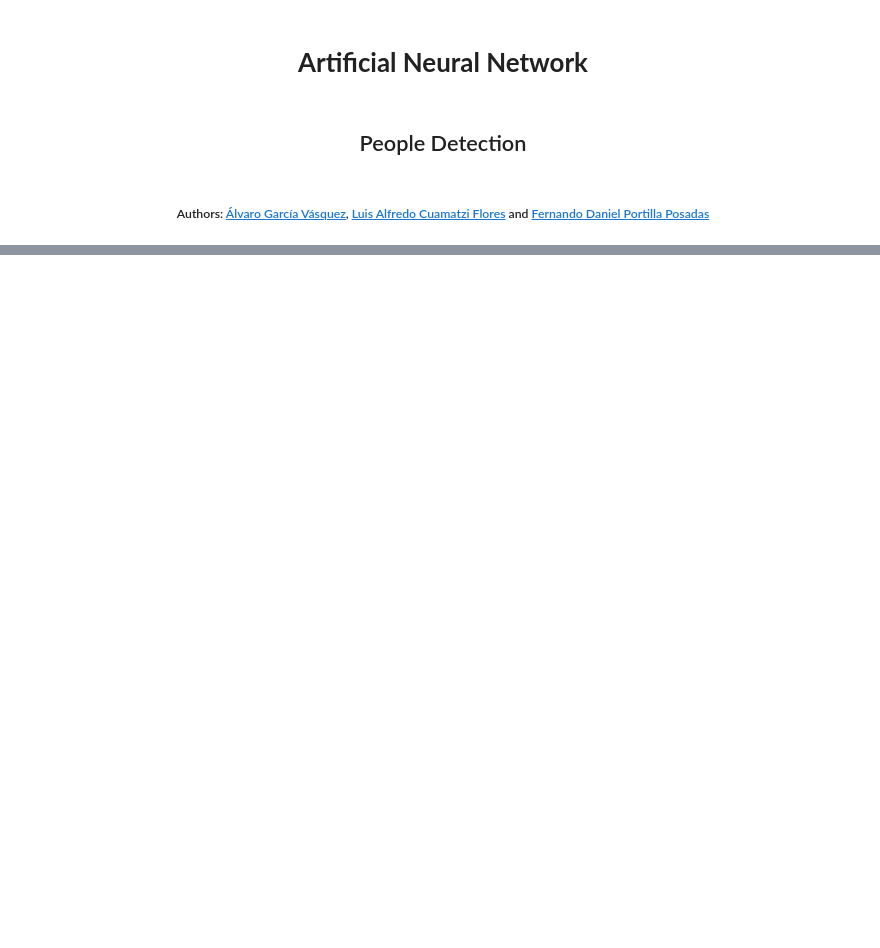
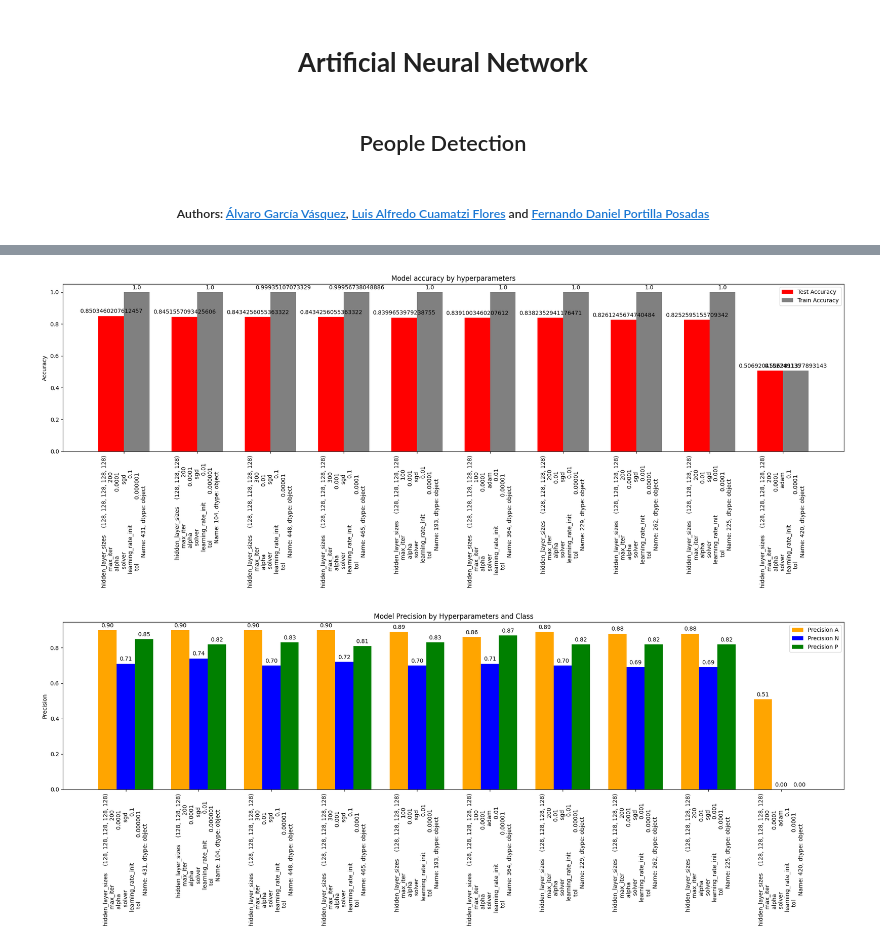
Before and after one commit to AlvaroVasquezAI/People_Detection, a Jupyter notebook: main.ipynb, the cells around one changed output, grey strips where cells are left out. Saved outputs shown, nothing was run; the diff lists cells and outputs as text; code cells hidden in the pictures; blank space fills up the shorter version.

```diff
--- a/main.ipynb
+++ b/main.ipynb
@@ -381,0 +499,79 @@ Size of feature vector:
+# %%
+import pandas as pd
+import matplotlib.pyplot as plt
+
+metrics_df = pd.read_csv('resources/results/hyperparameters/HyperparameterMetrics.csv')
+
+"""Plotting the Accuracy by Hyperparameters"""
+
+metrics_df = metrics_df.sort_values(by='Test Accuracy', ascending=False)
+metrics_df = metrics_df.reset_index(drop=True)
+
+fig, ax = plt.subplots(figsize=(20, 8))
+
+width = 0.35
+indices = range(len(metrics_df))
+
+rects1 = ax.bar(indices, metrics_df['Test Accuracy'], width, label='Test Accuracy', color = 'red')
+rects2 = ax.bar([p + width for p in indices], metrics_df['Train Accuracy'], width, label='Train Accuracy', color = 'gray')
+
+ax.set_ylabel('Accuracy')
+ax.set_title('Model accuracy by hyperparameters')
+ax.set_xticks([p + width / 2 for p in indices])
+ax.set_xticklabels(metrics_df['Hyperparameters'], rotation=90)
+ax.legend()
+
+ax.legend()
+
+def autolabel(rects):
+    for rect in rects:
+        height = rect.get_height()
+        ax.annotate('{}'.format(height),
+                    xy=(rect.get_x() + rect.get_width() / 2, height),
+                    xytext=(0, 3),  # 3 points vertical offset
+                    textcoords="offset points",
+                    ha='center', va='bottom')
+
+autolabel(rects1)
+autolabel(rects2)
+
+plt.tight_layout()
+plt.savefig('resources/results/hyperparameters/AccuracyByHyperparameters.png')
+plt.show()
+
+"""Plotting the Precision by Hyperparameters and Class"""
+
+fig, ax = plt.subplots(figsize=(20, 8))
+
+width = 0.25
+indices = range(len(metrics_df))
+
+rects1 = ax.bar(indices, metrics_df['Precision A'], width, label='Precision A', color='orange')
+rects2 = ax.bar([p + width for p in indices], metrics_df['Precision N'], width, label='Precision N', color='blue')
+rects3 = ax.bar([p + width * 2 for p in indices], metrics_df['Precision P'], width, label='Precision P', color='green')
+
+ax.set_ylabel('Precision')
+ax.set_title('Model Precision by Hyperparameters and Class')
+ax.set_xticks([p + width for p in indices])
+ax.set_xticklabels(metrics_df['Hyperparameters'], rotation=90)
+ax.legend()
+
+def autolabel(rects):
+    for rect in rects:
+        height = rect.get_height()
+        ax.annotate(f'{height:.2f}',
+                    xy=(rect.get_x() + rect.get_width() / 2, height),
+                    xytext=(0, 3),
+                    textcoords="offset points",
+                    ha='center', va='bottom')
+
+autolabel(rects1)
+autolabel(rects2)
+autolabel(rects3)
+
+plt.tight_layout()
+plt.savefig('resources/results/hyperparameters/PrecisionByClassAndHyperparameters.png')
+plt.show()
+# %% [output]
+[figure, added]
+[figure, added]
```
Also changed, not shown: parts of 37 cells of this notebook, 27 other files.
